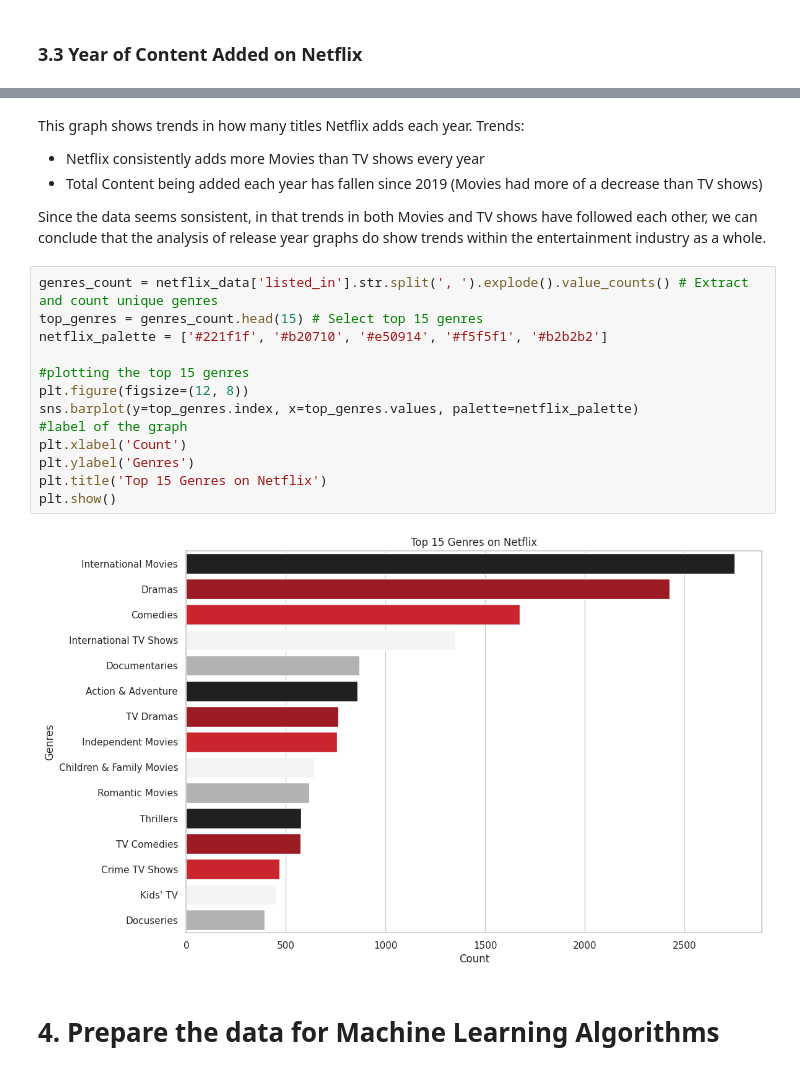
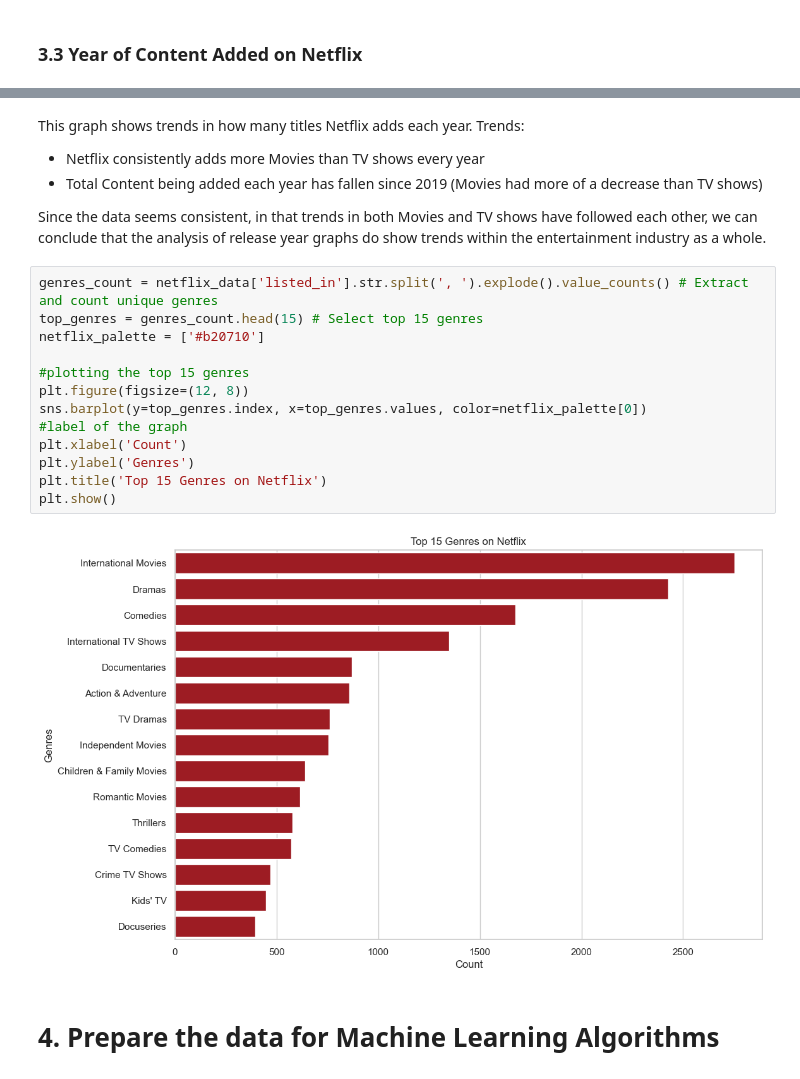
Before and after one commit to samincgs/netflix-show-release-trend-analysis, a Jupyter notebook: Updated-final-project.ipynb, the cells around one changed output, grey strips where cells are left out. Cells and saved outputs as stored; diff of their text form.

```diff
--- a/Updated-final-project.ipynb
+++ b/Updated-final-project.ipynb
@@ -436,22 +428,22 @@ This graph shows trends in how many titles Netflix adds each year. Trends:
 - Netflix consistently adds more Movies than TV shows every year
 - Total Content being added each year has fallen since 2019 (Movies had more of a decrease than TV shows)
 
-Since the data seems sonsistent, in that trends in both Movies and TV shows have followed each other, we can conclude that the analysis of release year graphs do show trends within the entertainment industry as a whole.
+Since the data seems consistent, in that trends in both Movies and TV shows have followed each other, we can conclude that the analysis of release year graphs do show trends within the entertainment industry as a whole.
 # %%
 genres_count = netflix_data['listed_in'].str.split(', ').explode().value_counts() # Extract and count unique genres
 top_genres = genres_count.head(15) # Select top 15 genres
-netflix_palette = ['#221f1f', '#b20710', '#e50914', '#f5f5f1', '#b2b2b2']
+netflix_palette = ['#b20710']
 
 #plotting the top 15 genres
 plt.figure(figsize=(12, 8))
-sns.barplot(y=top_genres.index, x=top_genres.values, palette=netflix_palette)
+sns.barplot(y=top_genres.index, x=top_genres.values, color=netflix_palette[0])
 #label of the graph
 plt.xlabel('Count')
 plt.ylabel('Genres')
 plt.title('Top 15 Genres on Netflix')
 plt.show()
 # %% [output]
-[figure, old version]
+[figure, new version]
 # %% [markdown]
 # 4. Prepare the data for Machine Learning Algorithms
 # %%
```
Also changed, not shown: parts of 38 cells of this notebook.
